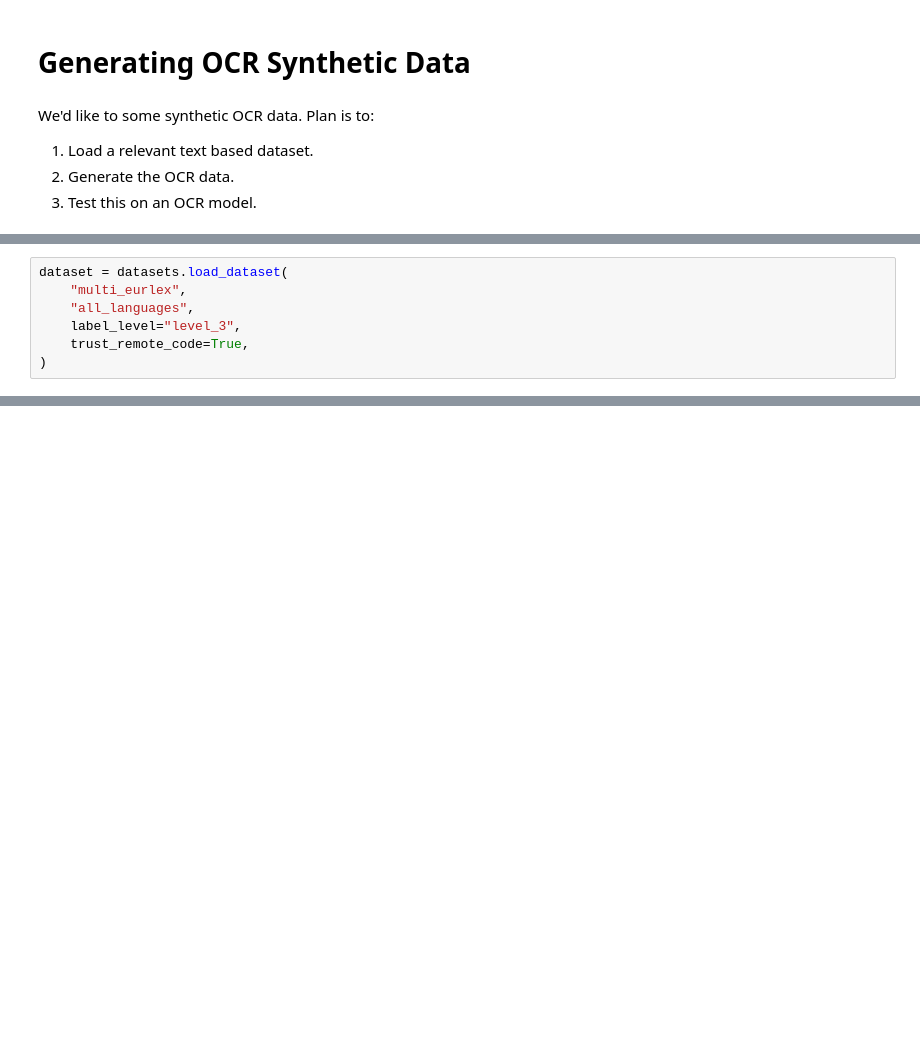
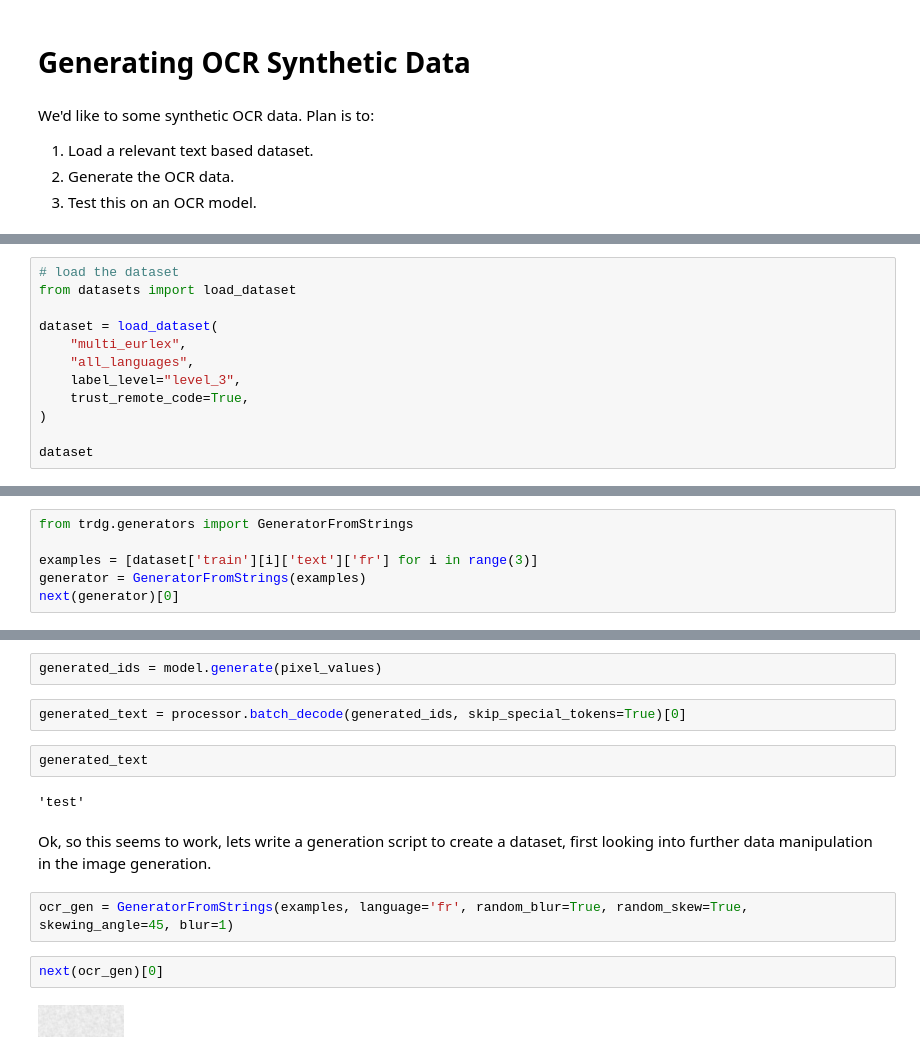
Before and after one commit to alan-turing-institute/ARC-SPICE, a Jupyter notebook: notebooks/OCR_synthdata.ipynb, the cells around one changed output, grey strips where cells are left out. Cells and saved outputs as stored; diff of their text form; blank space fills up the shorter version.

```diff
--- a/notebooks/OCR_synthdata.ipynb
+++ b/notebooks/OCR_synthdata.ipynb
@@ -23,7 +9,12 @@ Hardware accelerator e.g. GPU is available in the environment, but no `device` a
 # %%
-dataset = datasets.load_dataset(
+# load the dataset
+from datasets import load_dataset
+
+dataset = load_dataset(
     "multi_eurlex",
     "all_languages",
     label_level="level_3",
     trust_remote_code=True,
 )
+
+dataset
@@ -87,0 +38,6 @@ target
+# %%
+from trdg.generators import GeneratorFromStrings
+
+examples = [dataset['train'][i]['text']['fr'] for i in range(3)]
+generator = GeneratorFromStrings(examples)
+next(generator)[0]
@@ -87,0 +99,16 @@ target
+# %%
+generated_ids = model.generate(pixel_values)
+# %%
+generated_text = processor.batch_decode(generated_ids, skip_special_tokens=True)[0]
+# %%
+generated_text
+# %% [output]
+'test'
+# %% [markdown]
+Ok, so this seems to work, lets write a generation script to create a dataset, first looking into further data manipulation in the image generation.
+# %%
+ocr_gen = GeneratorFromStrings(examples, language='fr', random_blur=True, random_skew=True, skewing_angle=45, blur=1)
+# %%
+next(ocr_gen)[0]
+# %% [output]
+[figure, added]
```
Also changed, not shown: parts of 21 cells of this notebook, 2 other files.
